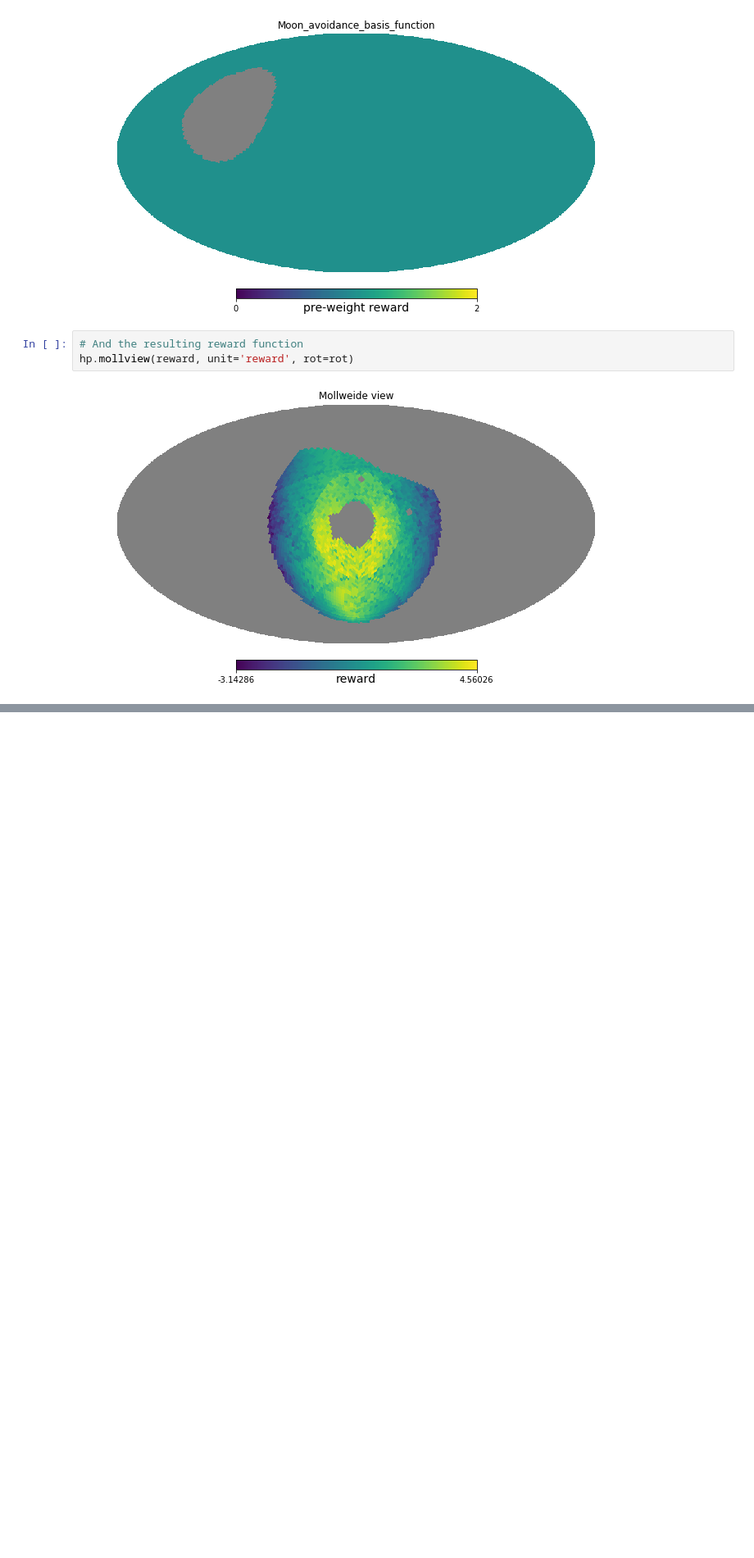
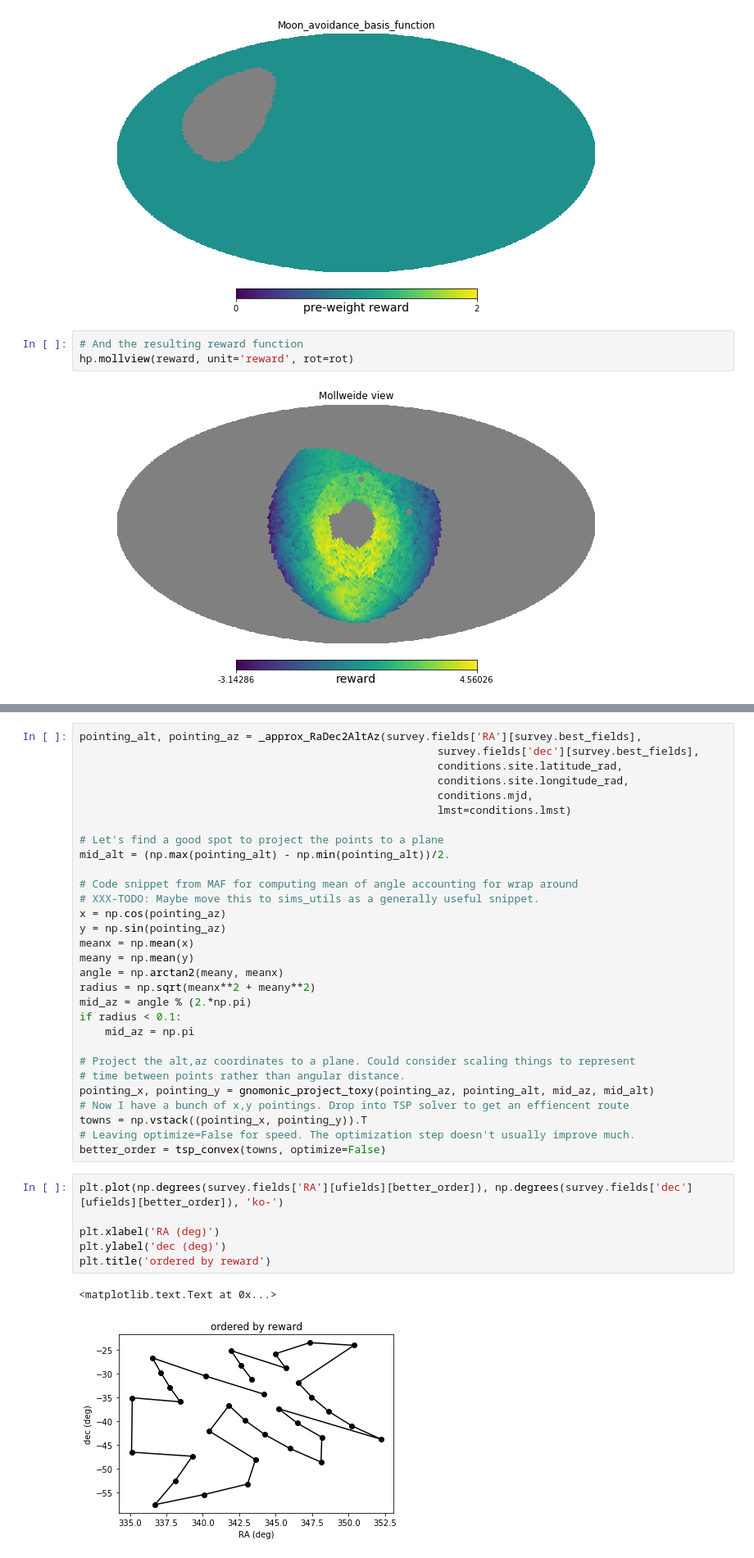
Before and after one commit to lsst-sims/legacy_sims_featureScheduler, a Jupyter notebook: examples/Blob_process_explained.ipynb, the cells around one changed output, grey strips where cells are left out. Shown at 82% size. Cells and saved outputs as stored; diff of their text form; blank space fills up the shorter version.

```diff
--- a/examples/Blob_process_explained.ipynb
+++ b/examples/Blob_process_explained.ipynb
@@ -304,0 +374,39 @@ hp.mollview(reward, unit='reward', rot=rot)
+# %%
+pointing_alt, pointing_az = _approx_RaDec2AltAz(survey.fields['RA'][survey.best_fields],
+                                                        survey.fields['dec'][survey.best_fields],
+                                                        conditions.site.latitude_rad,
+                                                        conditions.site.longitude_rad,
+                                                        conditions.mjd,
+                                                        lmst=conditions.lmst)
+
+# Let's find a good spot to project the points to a plane
+mid_alt = (np.max(pointing_alt) - np.min(pointing_alt))/2.
+
+# Code snippet from MAF for computing mean of angle accounting for wrap around
+# XXX-TODO: Maybe move this to sims_utils as a generally useful snippet.
+x = np.cos(pointing_az)
+y = np.sin(pointing_az)
+meanx = np.mean(x)
+meany = np.mean(y)
+angle = np.arctan2(meany, meanx)
+radius = np.sqrt(meanx**2 + meany**2)
+mid_az = angle % (2.*np.pi)
+if radius < 0.1:
+    mid_az = np.pi
+
+# Project the alt,az coordinates to a plane. Could consider scaling things to represent
+# time between points rather than angular distance.
+pointing_x, pointing_y = gnomonic_project_toxy(pointing_az, pointing_alt, mid_az, mid_alt)
+# Now I have a bunch of x,y pointings. Drop into TSP solver to get an effiencent route
+towns = np.vstack((pointing_x, pointing_y)).T
+# Leaving optimize=False for speed. The optimization step doesn't usually improve much.
+better_order = tsp_convex(towns, optimize=False)
+# %%
+plt.plot(np.degrees(survey.fields['RA'][ufields][better_order]), np.degrees(survey.fields['dec'][ufields][better_order]), 'ko-')
+
+plt.xlabel('RA (deg)')
+plt.ylabel('dec (deg)')
+plt.title('ordered by reward')
+# %% [output]
+<matplotlib.text.Text at 0x...>
+[figure, added]
```
Also changed, not shown: parts of 13 cells of this notebook.
